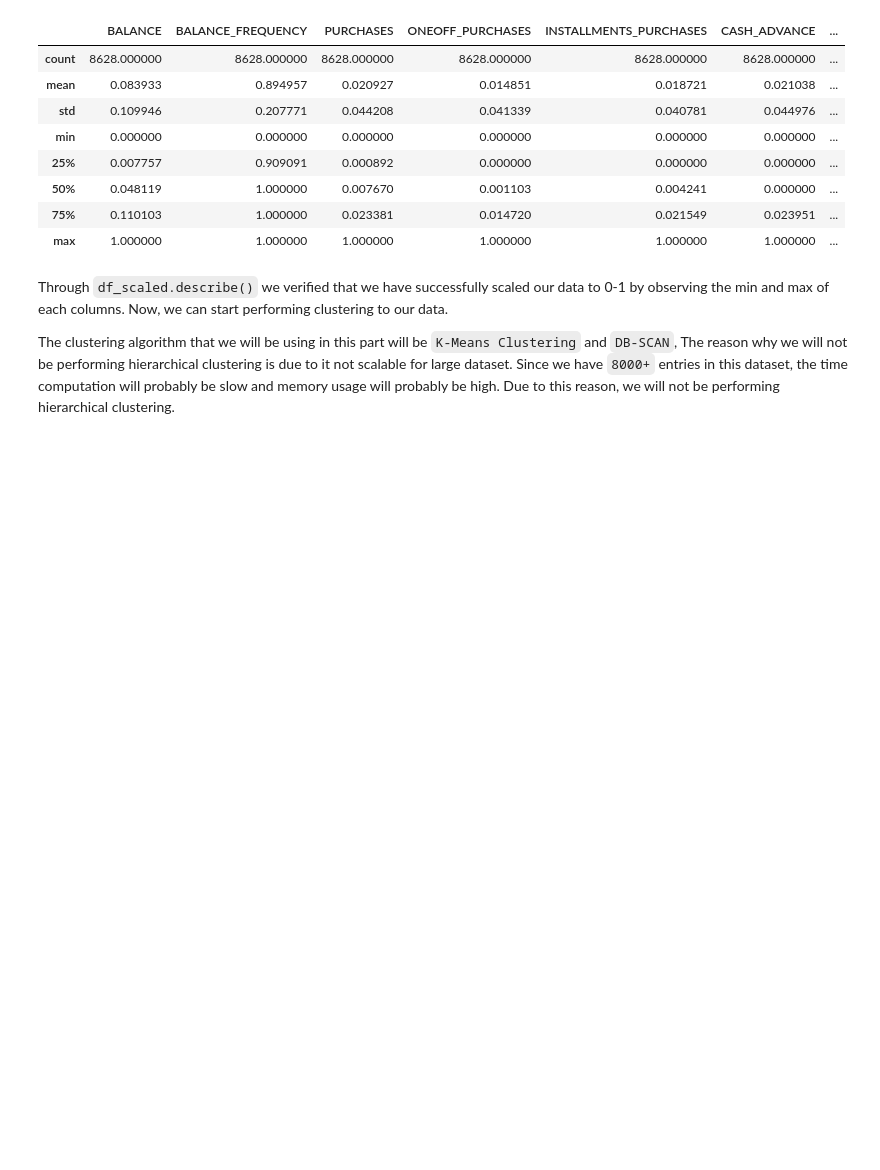
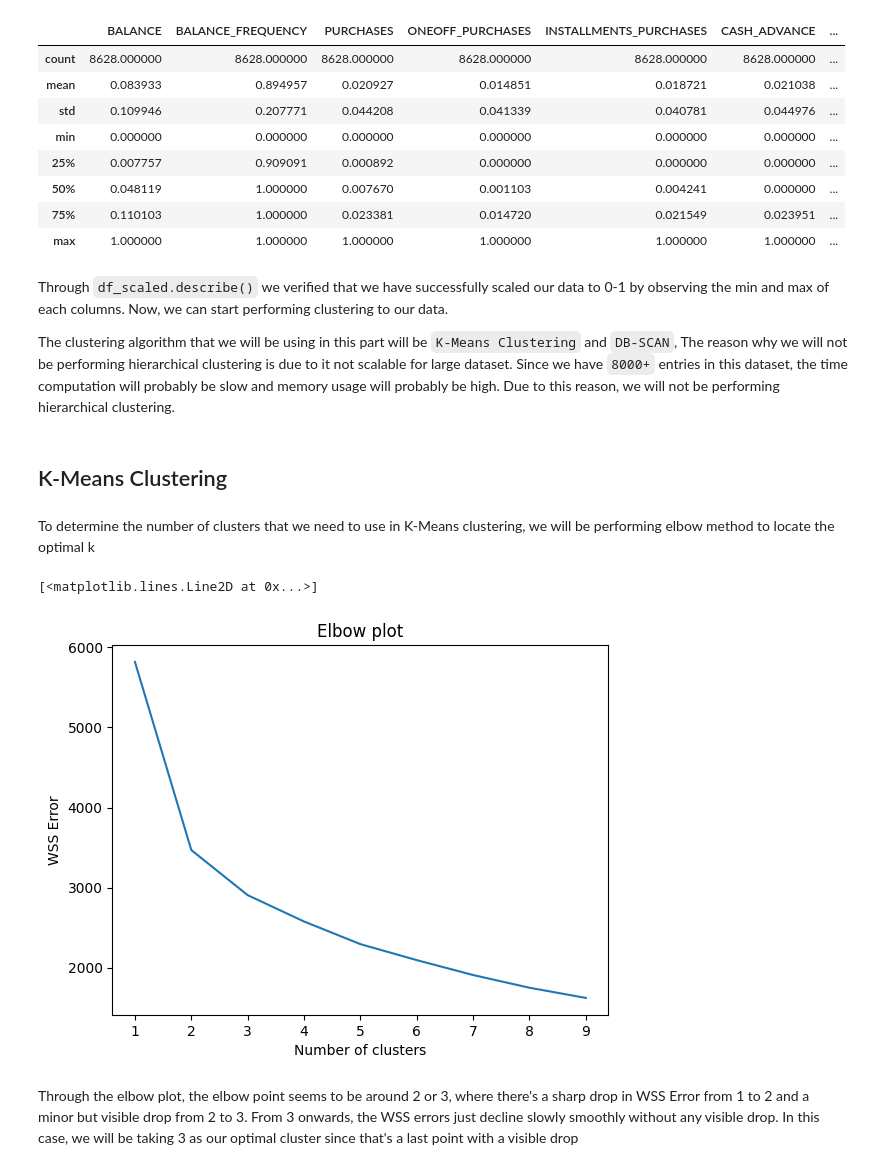
Before and after one commit to boontatt/advanced_data_quiz, a Jupyter notebook: AIT2209943.ipynb, the cells around one changed output. Saved outputs shown, nothing was run; the diff lists cells and outputs as text; code cells hidden in the pictures; blank space fills up the shorter version.

Commit message:
k-mean clustering

```diff
--- a/AIT2209943.ipynb
+++ b/AIT2209943.ipynb
@@ -265,3 +265,7 @@ df_scaled.describe()
 Through `df_scaled.describe()` we verified that we have successfully scaled our data to 0-1 by observing the min and max of each columns. Now, we can start performing clustering to our data.
 
 The clustering algorithm that we will be using in this part will be `K-Means Clustering` and `DB-SCAN`, The reason why we will not be performing hierarchical clustering is due to it not scalable for large dataset. Since we have `8000+` entries in this dataset, the time computation will probably be slow and memory usage will probably be high. Due to this reason, we will not be performing hierarchical clustering.
+# %% [markdown]
+## K-Means Clustering
+# %% [markdown]
+To determine the number of clusters that we need to use in K-Means clustering, we will be performing elbow method to locate the optimal k
@@ -267,0 +275,19 @@ The clustering algorithm that we will be using in this part will be `K-Means Clu
+# %%
+X = df_scaled.to_numpy()
+# %%
+ssw = []
+clusters = range(1, 10)
+for i in clusters:
+    model = KMeans(n_clusters = i, init='k-means++', n_init=100)
+    model.fit(X)
+    ssw.append(model.inertia_)
+
+plt.xlabel("Number of clusters")
+plt.ylabel("WSS Error")
+plt.title("Elbow plot")
+plt.plot(clusters, ssw)
+# %% [output]
+[<matplotlib.lines.Line2D at 0x...>]
+[figure, added]
+# %% [markdown]
+Through the elbow plot, the elbow point seems to be around 2 or 3, where there's a sharp drop in WSS Error from 1 to 2 and a minor but visible drop from 2 to 3. From 3 onwards, the WSS errors just decline slowly smoothly without any visible drop. In this case, we will be taking 3 as our optimal cluster since that's a last point with a visible drop
```
Also changed, not shown: parts of 4 cells of this notebook.
